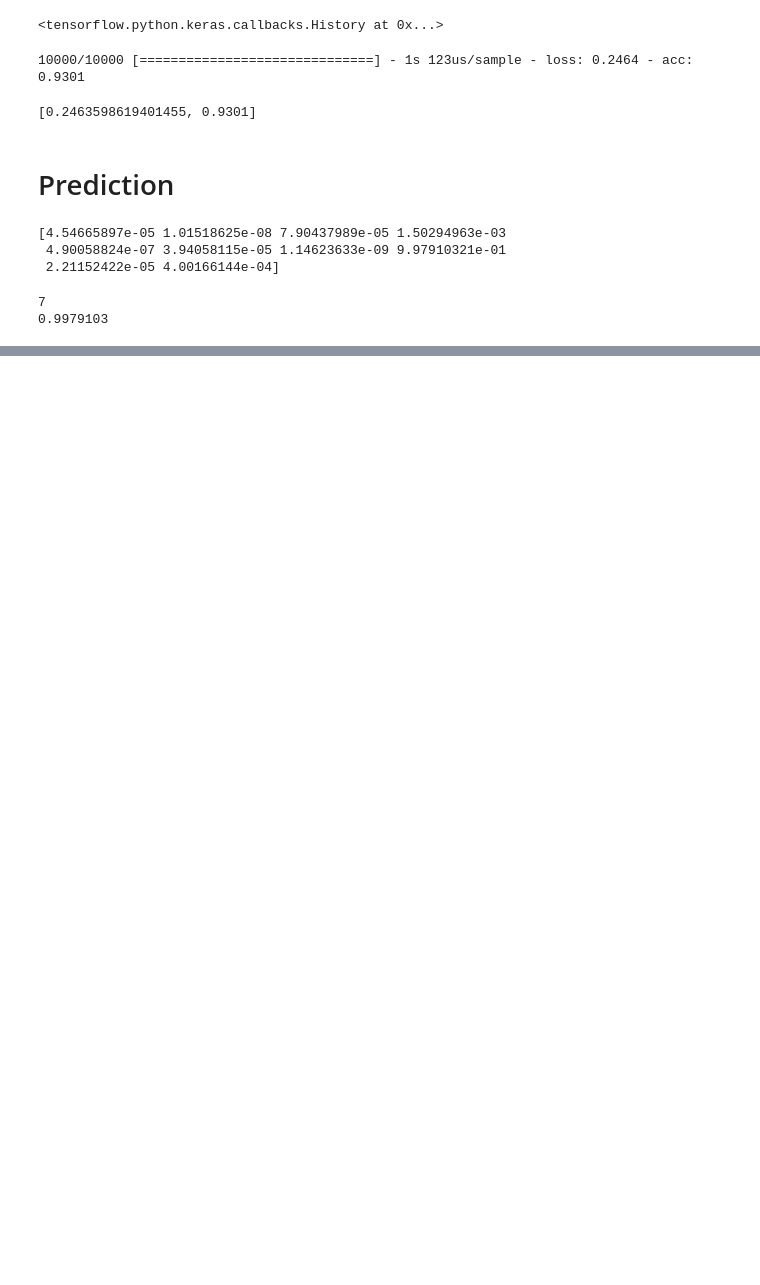
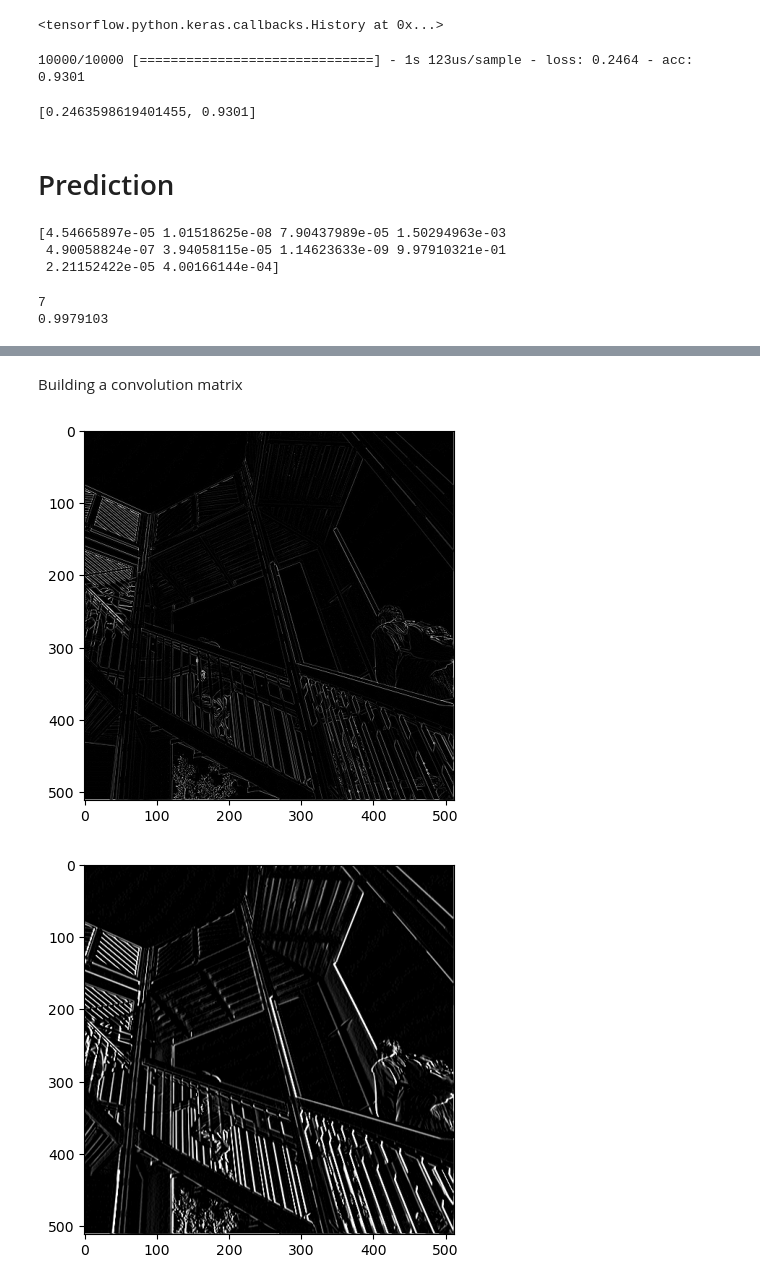
Before and after one commit to Karath-Vamsi/--practice--computer_vision_with_tf, a Jupyter notebook: app.ipynb, the cells around one changed output, grey strips where cells are left out. Drawn from its saved outputs; the diff is of its cells as text; code cells hidden in the pictures; blank space fills up the shorter version.

```diff
--- a/app.ipynb
+++ b/app.ipynb
@@ -111,0 +129,40 @@ print(classifications[0][7])
+# %%
+i_trans = np.copy(image)
+size_x = i_trans.shape[0]
+size_y = i_trans.shape[1]
+# %% [markdown]
+Building a convolution matrix
+# %%
+filter = [[[0, 1, 0], [1, -4, 1], [0, 1, 0]],
+          [ [-1, -2, -1], [0, 0, 0], [1, 2, 1]],
+          [ [-1, 0, 1], [-2, 0, 2], [-1, 0, 1]] ]
+weight = 1
+
+for _ in range(len(filter)):
+  for x in range(1,size_x-1):
+    for y in range(1,size_y-1):
+        output_pixel = 0.0
+        output_pixel = output_pixel + (image[x - 1, y-1] * filter[_][0][0])
+        output_pixel = output_pixel + (image[x, y-1] * filter[_][0][1])
+        output_pixel = output_pixel + (image[x + 1, y-1] * filter[_][0][2])
+        output_pixel = output_pixel + (image[x-1, y] * filter[_][1][0])
+        output_pixel = output_pixel + (image[x, y] * filter[_][1][1])
+        output_pixel = output_pixel + (image[x+1, y] * filter[_][1][2])
+        output_pixel = output_pixel + (image[x-1, y+1] * filter[_][2][0])
+        output_pixel = output_pixel + (image[x, y+1] * filter[_][2][1])
+        output_pixel = output_pixel + (image[x+1, y+1] * filter[_][2][2])
+        output_pixel = output_pixel * weight
+        if(output_pixel<0):
+          output_pixel=0
+        if(output_pixel>255):
+          output_pixel=255
+        i_trans[x, y] = output_pixel
+
+  plt.gray()
+  plt.grid(False)
+  plt.imshow(i_trans)
+  #plt.axis('off')
+  plt.show()
+# %% [output]
+[figure, added]
+[figure, added]
```
Also changed, not shown: parts of 8 cells of this notebook, 1 other file.
